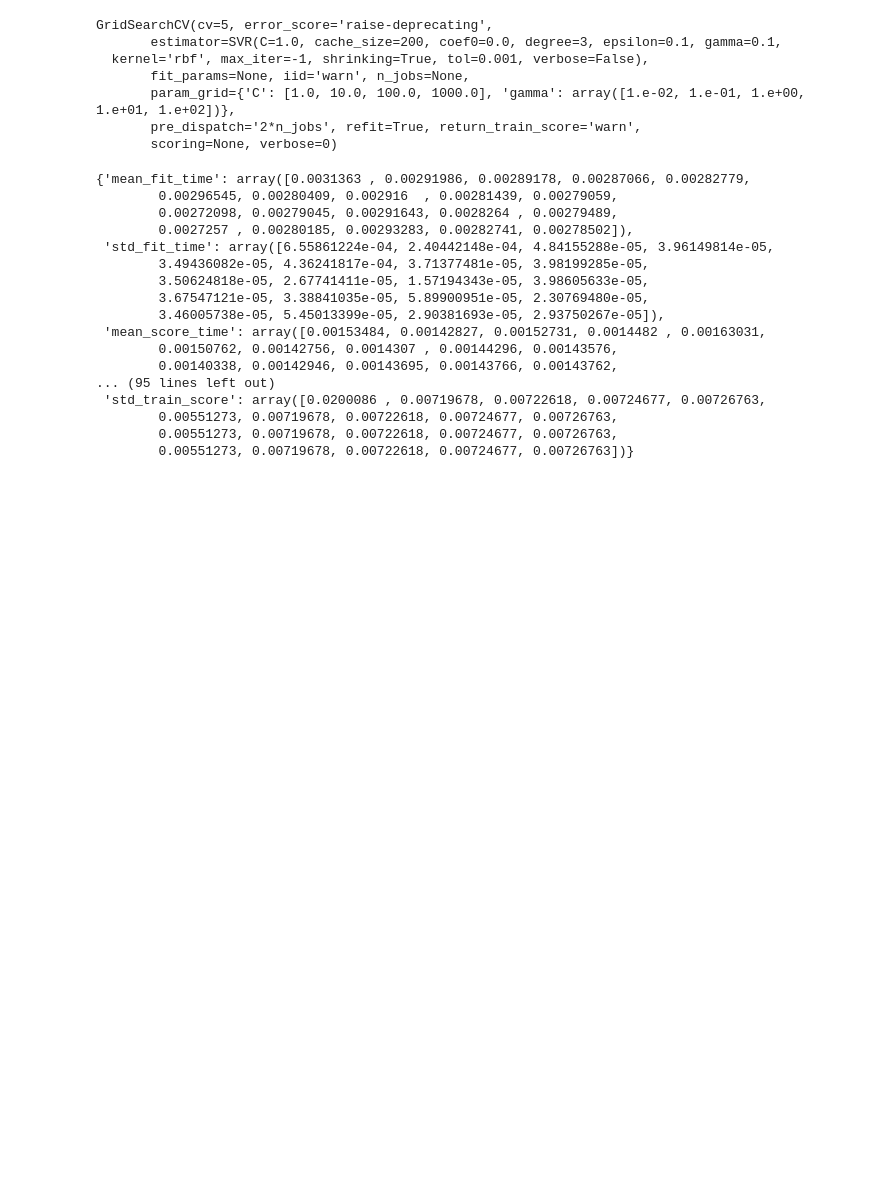
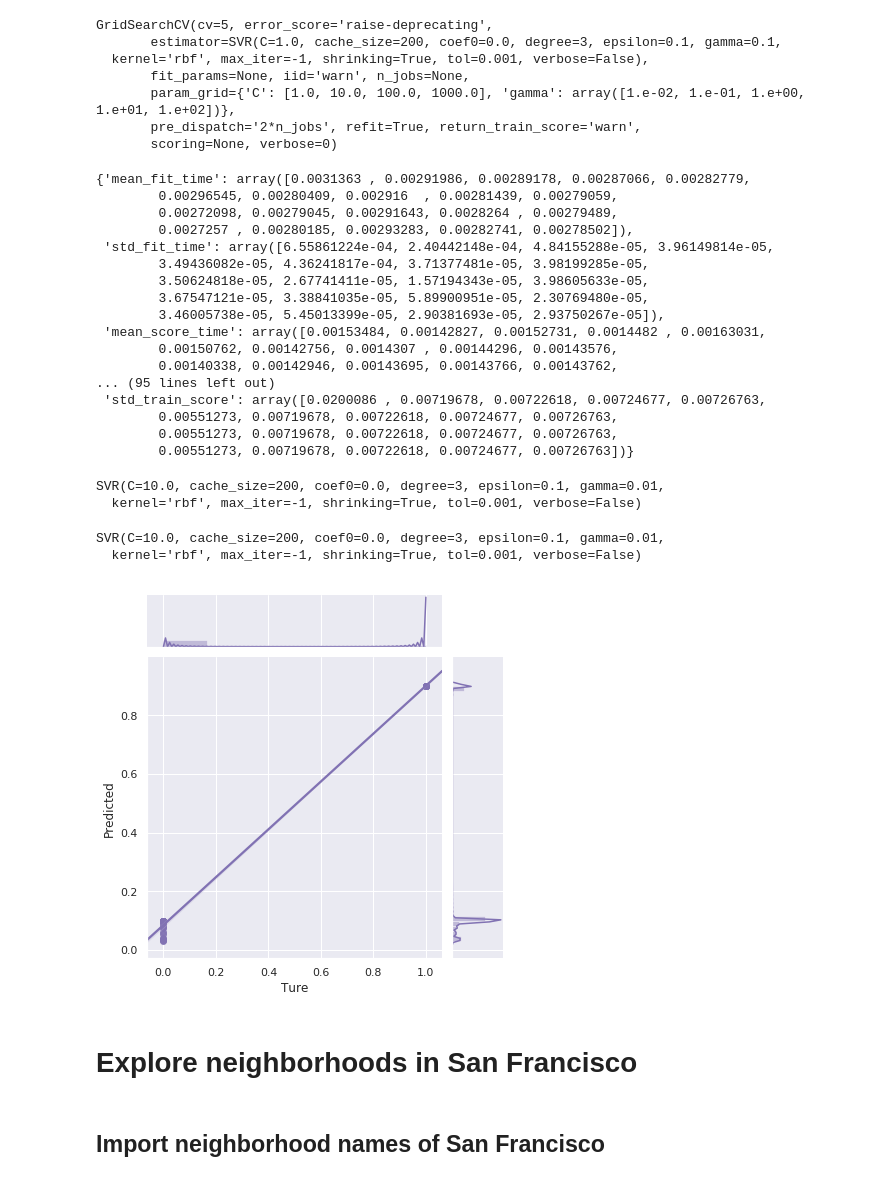
Before and after one commit to Chetas001/Final-Project, a Jupyter notebook: Welcome to Project.ipynb, the cells around one changed output. Saved outputs shown, nothing was run; the diff lists cells and outputs as text; code cells hidden in the pictures; blank space fills up the shorter version.

```diff
--- a/Welcome to Project.ipynb
+++ b/Welcome to Project.ipynb
@@ -382,3 +382,29 @@ svr_rbf.cv_results_
         0.00551273, 0.00719678, 0.00722618, 0.00724677, 0.00726763,
         0.00551273, 0.00719678, 0.00722618, 0.00724677, 0.00726763,
         0.00551273, 0.00719678, 0.00722618, 0.00724677, 0.00726763])}
+# %%
+regr=svr_rbf.best_estimator_
+regr
+# %% [output]
+SVR(C=10.0, cache_size=200, coef0=0.0, degree=3, epsilon=0.1, gamma=0.01,
+  kernel='rbf', max_iter=-1, shrinking=True, tol=0.001, verbose=False)
+# %%
+regr.fit(X,y)
+# %% [output]
+SVR(C=10.0, cache_size=200, coef0=0.0, degree=3, epsilon=0.1, gamma=0.01,
+  kernel='rbf', max_iter=-1, shrinking=True, tol=0.001, verbose=False)
+# %%
+y_rbf=regr.predict(X)
+
+data=pd.DataFrame([y,y_rbf], index=["Ture", "Predicted"])
+data=data.T
+import seaborn as sns
+sns.set(style="darkgrid")
+
+g = sns.jointplot("Ture", "Predicted", data=data, kind="reg",color="m")
+# %% [output]
+[figure, added]
+# %% [markdown]
+# Explore neighborhoods in San Francisco
+# %% [markdown]
+## Import neighborhood names of San Francisco
```
Also changed, not shown: parts of 2 cells of this notebook.
